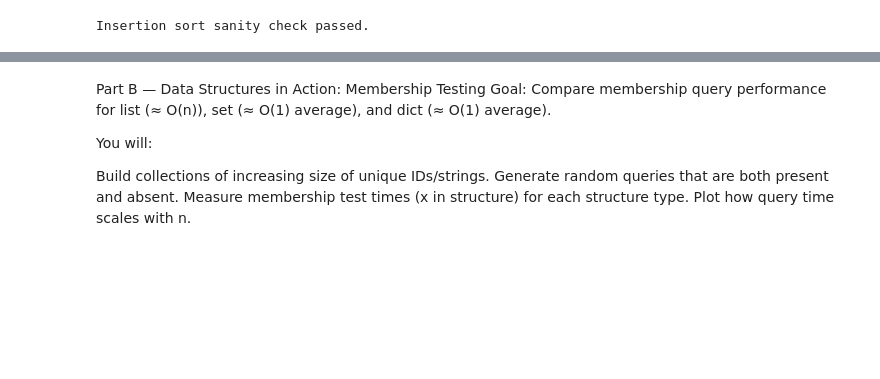
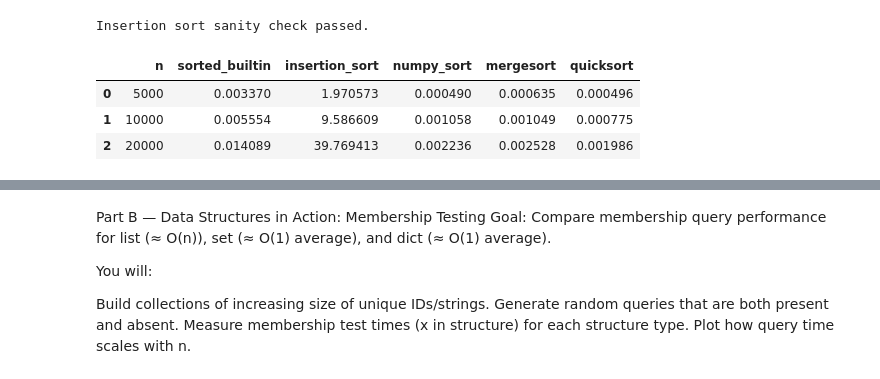
Before and after one commit to cw-stipek/sorting_data_structures_big_o, a Jupyter notebook: src/DSE511_HW4_stipek.ipynb, the cells around one changed output, grey strips where cells are left out. Drawn from its saved outputs; the diff is of its cells as text; code cells hidden in the pictures; blank space fills up the shorter version.

```diff
--- a/src/DSE511_HW4_stipek.ipynb
+++ b/src/DSE511_HW4_stipek.ipynb
@@ -85,30 +85,41 @@ ins_cap = 20_000
 # %%
 results = {
     'n': [],
     'sorted_builtin': [],
     'insertion_sort': [],
     'numpy_sort': [],
-    'mergesport':[]
+    'mergesort':[],
+    'quicksort':[]
 }
 
 for n in sizes:
     data = rng.integers(low=0, high=10_000_000, size=n, dtype=np.int64)
 
     t_sorted, _ = time_function(sorted, data, repeat=repeat)
-    # using library similar, could be t_numpy, _ = ... and then your would add to results below
+    t_numpy, _ = time_function(np.sort, data, repeat=repeat)
+    t_merge, _ = time_function(lambda x: np.sort(x, kind="mergesort"), data, repeat=repeat)
+    t_quick, _ = time_function(lambda x: np.sort(x, kind="quicksort"), data, repeat=repeat)
 
     if n <= ins_cap:
         t_insert, _ = time_function(insertion_sort, data, repeat=repeat)
     else:
         t_insert = np.nan
 
     results['n'].append(n)
     results['sorted_builtin'].append(t_sorted)
+    results['numpy_sort'].append(t_numpy)
+    results['mergesort'].append(t_merge)
+    results['quicksort'].append(t_quick)
     results['insertion_sort'].append(t_insert)
 
 import pandas as pd
 dfA = pd.DataFrame(results)
 dfA
+# %% [output]
+|  | n | sorted_builtin | insertion_sort | numpy_sort | mergesort | quicksort |
+| 0 | 5000 | 0.003370 | 1.970573 | 0.000490 | 0.000635 | 0.000496 |
+| 1 | 10000 | 0.005554 | 9.586609 | 0.001058 | 0.001049 | 0.000775 |
+| 2 | 20000 | 0.014089 | 39.769413 | 0.002236 | 0.002528 | 0.001986 |
 # %%
 #TODO; plot linear plot from results using the log log template to help.  Need two plots for full credit
 
```
Also changed, not shown: parts of 2 cells of this notebook.
